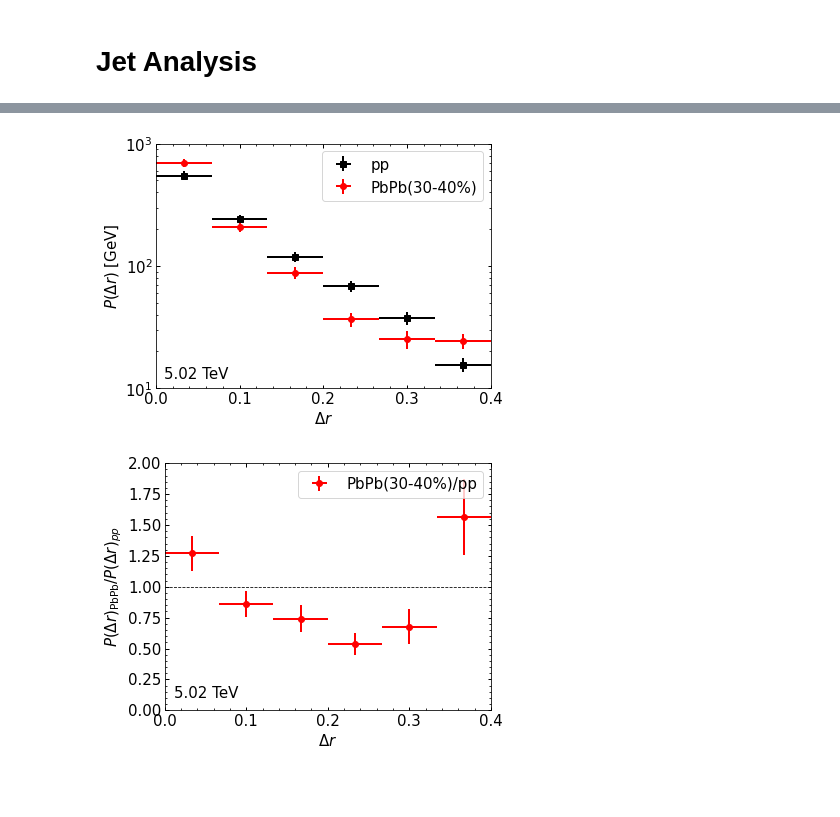
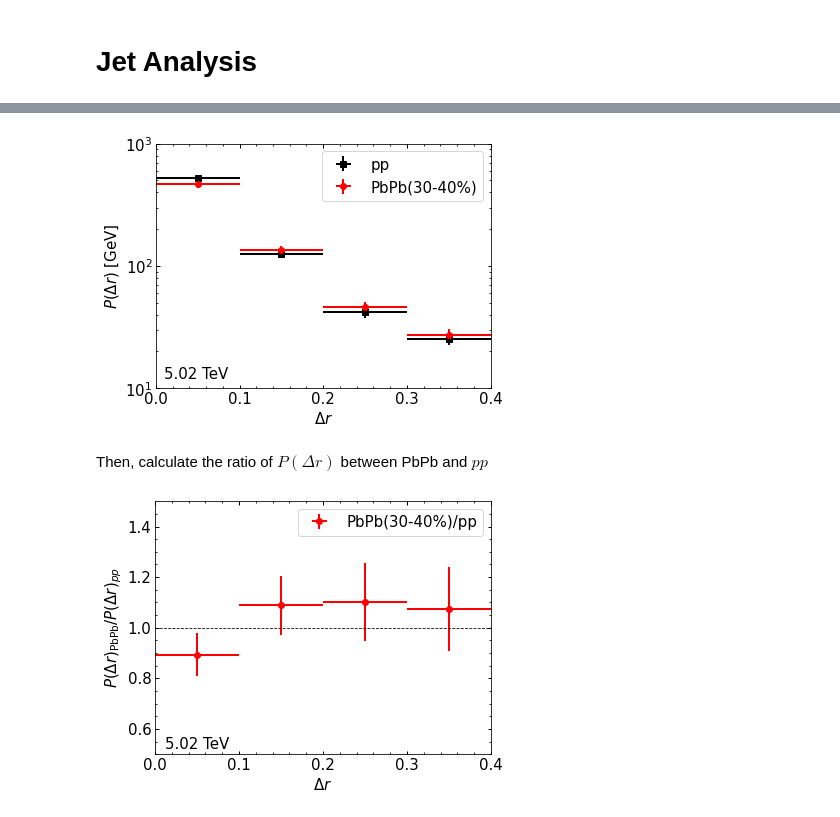
Before and after one commit to JETSCAPE/SummerSchool2021, a Jupyter notebook: Jul23_Jets/notebooks/jet_analysis.ipynb, the cells around one changed output, grey strips where cells are left out. Drawn from its saved outputs; the diff is of its cells as text; code cells hidden in the pictures; blank space fills up the shorter version.

```diff
--- a/Jul23_Jets/notebooks/jet_analysis.ipynb
+++ b/Jul23_Jets/notebooks/jet_analysis.ipynb
@@ -5,3 +7,17 @@
+# %%
+# Set File Paths
+# Please set the path for pp jet data file
+file_pp = '../data/jet_pp.dat'
+
+# Please set the path for pbpb jet data file
+file_pbpb = '../data/jet_pbpb.dat'
+
+# Please set the value of jet cone size you used in the jet reconstruction
+jetR = 0.4
+
+# Number of hard scattering events generated by JETSCAPE
+n_ev_pp = 250
+n_ev_pbpb = 250
 # %%
 # preperations
 import numpy as np
@@ -33,4 +50,12 @@ mpl.rcParams['legend.fontsize'] = 15
 mpl.rcParams['legend.numpoints'] = 1
 mpl.rcParams['font.size'] = 15
 mpl.rcParams['savefig.format'] = "pdf"
+# %%
+def ratio_error(v1,e1,v2,e2):
+  #v1, e1: numerator value and error
+  #v2, e2: denominator value and error
+  error1 = e1/v2
+  error2 = (e2/v2)*(v1/v2)
+  error = np.sqrt(error1*error1+error2*error2)
+  return error
 # %%
@@ -333,15 +403,18 @@ for i in range(n_jet_pbpb):
       pt_assoc = - pt_assoc
     pt_pbpb.append(pt_assoc)
 
+# Set Histogram bins
+r_bins = np.linspace(0, jetR, (int(jetR/0.1)+1))
+
 # Fill Histograms
-js_pp, r = np.histogram(dr_pp_in, bins=np.linspace(0, 0.4, 7), weights=pt_pp )
-js_pbpb, r = np.histogram(dr_pbpb_in, bins=np.linspace(0, 0.4, 7), weights=pt_pbpb )
+js_pp, r = np.histogram(dr_pp_in, bins=r_bins, weights=pt_pp )
+js_pbpb, r = np.histogram(dr_pbpb_in, bins=r_bins, weights=pt_pbpb )
 
 # Fill Histograms for error
 w2_pp = np.array(pt_pp)*np.array(pt_pp)
-e2_js_pp, r = np.histogram(dr_pp_in, bins=np.linspace(0, 0.4, 7), weights=w2_pp )
+e2_js_pp, r = np.histogram(dr_pp_in, bins=r_bins, weights=w2_pp )
 w2_pbpb = np.array(pt_pbpb)*np.array(pt_pbpb)
-e2_js_pbpb, r = np.histogram(dr_pbpb_in, bins=np.linspace(0, 0.4, 7), weights=w2_pbpb )
+e2_js_pbpb, r = np.histogram(dr_pbpb_in, bins=r_bins, weights=w2_pbpb )
 
 
 # bin width
@@ -368,7 +441,7 @@ plt.yscale('log')
 plt.legend(loc=0)
 plt.xlabel(r"$\Delta r$")
 plt.ylabel(r"$P(\Delta r)$ [GeV]")
-plt.xlim(0,0.4)
+plt.xlim(0,jetR)
 y_min = 10
 y_max = 1000
 plt.ylim(y_min,y_max)
@@ -378,34 +451,36 @@ plt.text(0.01,y_min*1.2, '5.02 TeV')
 # #plt.tight_layout()
 plt.savefig('jet_shape')
 # %% [output]
-[figure, old version]
+[figure, new version]
+# %% [markdown]
+Then, calculate the ratio of $P(\Delta r)$ between PbPb and $pp$
 # %%
 # Generate Plots
 fig = plt.figure()
 
 # Calculate RAA and error
 raa =  js_pbpb/js_pp
 
-error_raa = np.sqrt( (err_js_pbpb/js_pp)*(err_js_pbpb/js_pp) + (err_js_pp*js_pbpb/js_pp/js_pp)*(err_js_pp*js_pbpb/js_pp/js_pp) )
+error_raa = ratio_error(js_pbpb,err_js_pbpb,js_pp,err_js_pp)
 
 plt.errorbar(r, raa, fmt='o', label="PbPb(30-40%)/pp",
              xerr=0.5*dr, yerr=error_raa, color='red')
 
 
 #axes setting
 plt.legend(loc=0)
 plt.xlabel(r"$\Delta r$")
 plt.ylabel(r"$P(\Delta r)_{\mathrm{PbPb}}/P(\Delta r)_{pp}}$")
-plt.xlim(0.0,0.4)
-plt.ylim(0.0,2.0)
+plt.xlim(0.0,jetR)
+plt.ylim(0.5,1.5)
 plt.legend(loc=0)
-plt.text(0.012,0.1, '5.02 TeV')
+plt.text(0.012,0.52, '5.02 TeV')
 
 
 plt.axhline(1, color = "black", linestyle="dashed", linewidth=0.8)
 
 # save plot to the Desktop
 plt.tight_layout()
-plt.savefig('ratio_jet_ff')
+plt.savefig('ratio_jet_shape')
 # %% [output]
-[figure, old version]
+[figure, new version]
```
Also changed, not shown: parts of 17 cells of this notebook, 1 other file.
